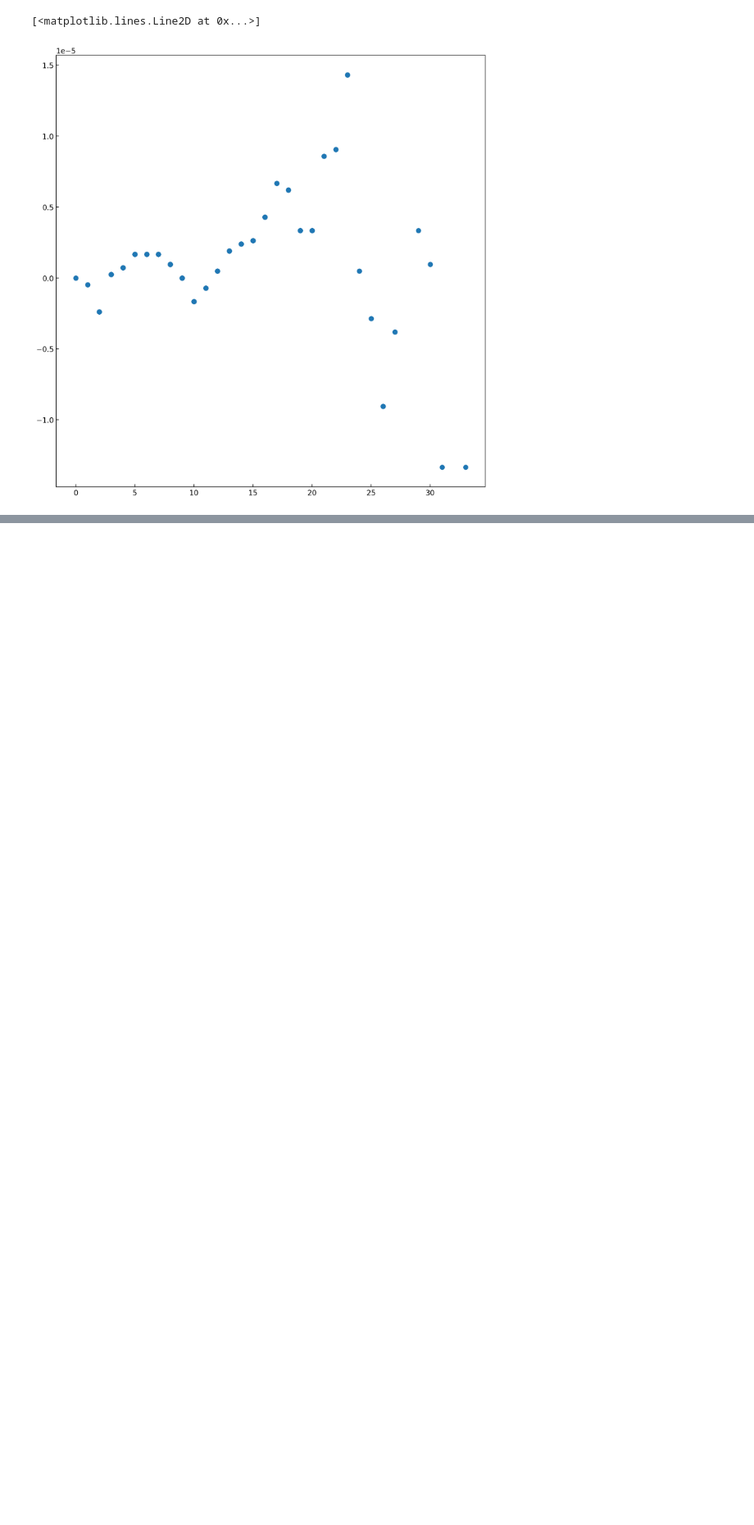
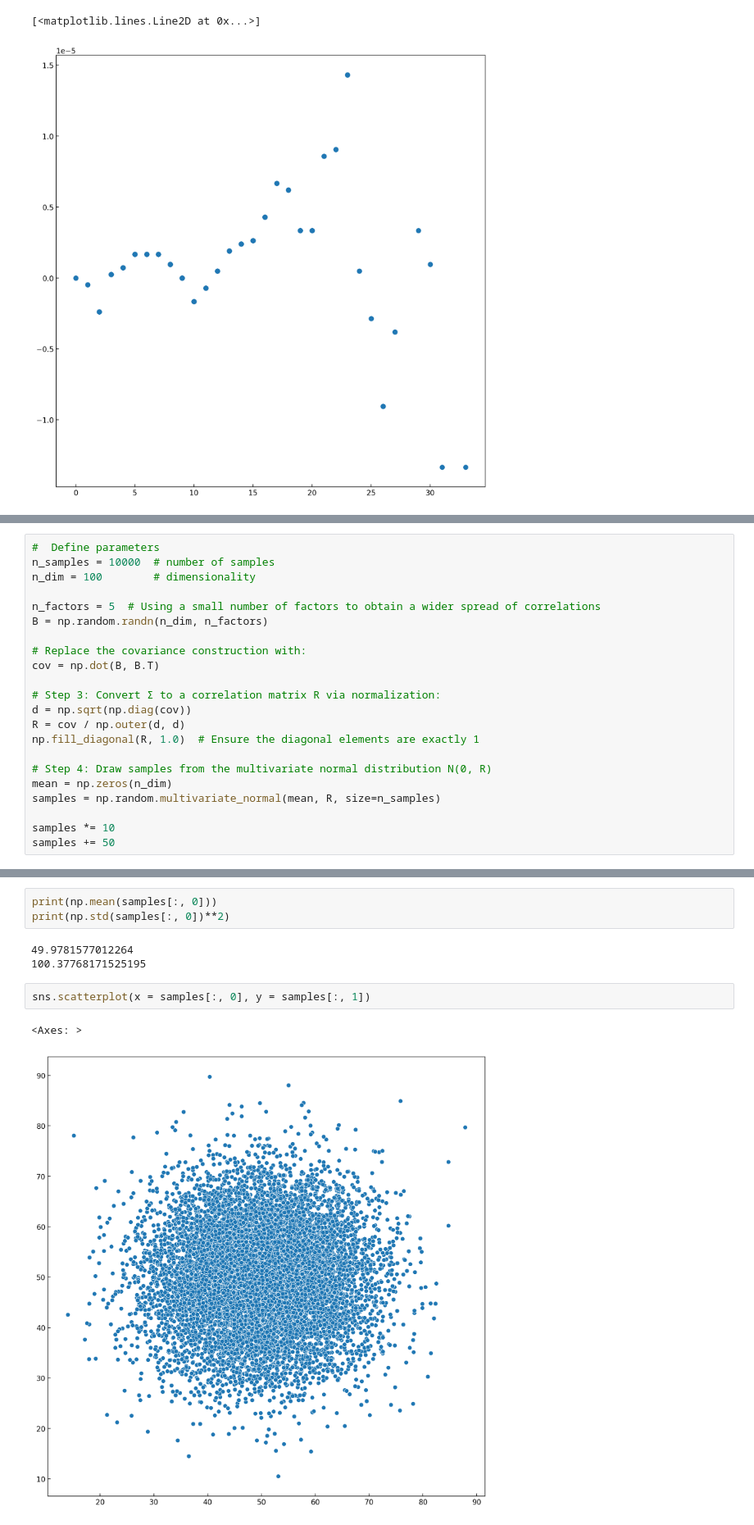
Before and after one commit to dpohanlon/fast-mi, a Jupyter notebook: examples/mi_nb.ipynb, the cells around one changed output, grey strips where cells are left out. Shown at 82% size. Saved outputs shown, nothing was run; the diff lists cells and outputs as text; blank space fills up the shorter version.

```diff
--- a/examples/mi_nb.ipynb
+++ b/examples/mi_nb.ipynb
@@ -233,0 +397,22 @@ Fitted parameters: m = 9.999, r = 4.891, final loss = 3050.362793
+# %%
+#  Define parameters
+n_samples = 10000  # number of samples
+n_dim = 100        # dimensionality
+
+n_factors = 5  # Using a small number of factors to obtain a wider spread of correlations
+B = np.random.randn(n_dim, n_factors)
+
+# Replace the covariance construction with:
+cov = np.dot(B, B.T)
+
+# Step 3: Convert Σ to a correlation matrix R via normalization:
+d = np.sqrt(np.diag(cov))
+R = cov / np.outer(d, d)
+np.fill_diagonal(R, 1.0)  # Ensure the diagonal elements are exactly 1
+
+# Step 4: Draw samples from the multivariate normal distribution N(0, R)
+mean = np.zeros(n_dim)
+samples = np.random.multivariate_normal(mean, R, size=n_samples)
+
+samples *= 10
+samples += 50
@@ -233,0 +422,11 @@ Fitted parameters: m = 9.999, r = 4.891, final loss = 3050.362793
+# %%
+print(np.mean(samples[:, 0]))
+print(np.std(samples[:, 0])**2)
+# %% [output]
+49.9781577012264
+100.37768171525195
+# %%
+sns.scatterplot(x = samples[:, 0], y = samples[:, 1])
+# %% [output]
+<Axes: >
+[figure, added]
```
Also changed, not shown: parts of 22 cells of this notebook, 7 other files.
